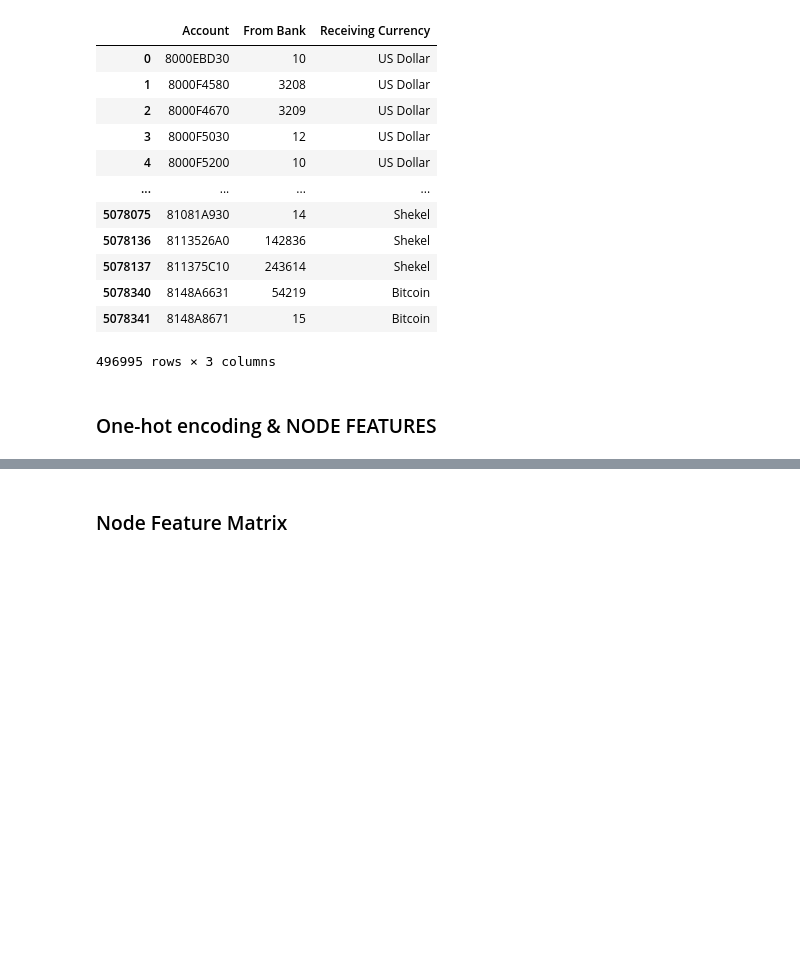
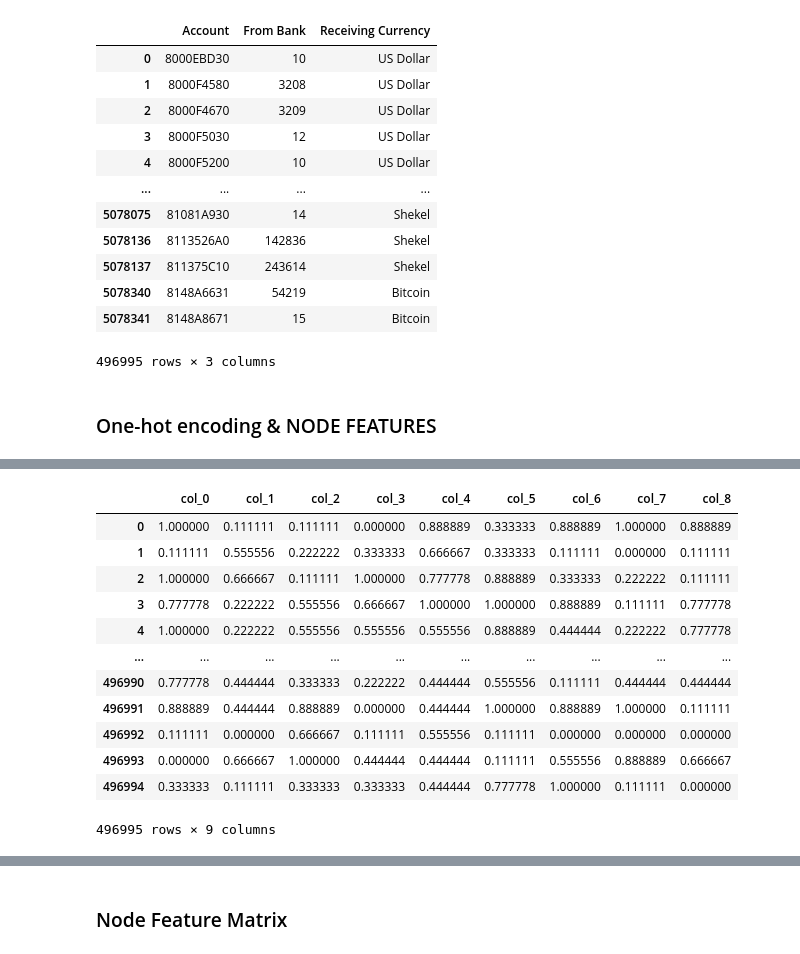
Before and after one commit to owhygithub/AML-fraud-detector, a Jupyter notebook: datasets_explore.ipynb, the cells around one changed output, grey strips where cells are left out. Drawn from its saved outputs; the diff is of its cells as text; code cells hidden in the pictures; blank space fills up the shorter version.

```diff
--- a/datasets_explore.ipynb
+++ b/datasets_explore.ipynb
@@ -207,0 +248,23 @@ See the caveats in the documentation: https://pandas.pydata.org/pandas-docs/stab
+# %%
+from_bank_col = node_features.pop('From Bank')
+account_col = node_features.pop('Account')
+# %%
+# TODO add vectors as individuals columns in new dataframe
+
+df = pd.DataFrame(account_col, columns=['Account'])
+df.reset_index(drop=True, inplace=True) # Ensure the DataFrame has the same number of rows as the original series
+vectors = hashing_vectorization(df['Account'], vector_size=9)
+
+# Convert vectors into DataFrame
+vectors_df = pd.DataFrame(vectors, columns=[f'col_{i}' for i in range(len(vectors[0]))])
+result_df = pd.concat([df, vectors_df], axis=1)
+# %%
+accounts_df = result_df.drop(columns=["Account"])
+# %%
+# TODO normalize vector values to avoid big numbers
+
+from_bank_df = pd.DataFrame(from_bank_col)
+accounts_df = pd.DataFrame(accounts_df)
+
+from_bank_df_norm = normalize(from_bank_df,0,1)
+accounts_df_norm = normalize(accounts_df,0,1)
@@ -207,0 +287,16 @@ See the caveats in the documentation: https://pandas.pydata.org/pandas-docs/stab
+# %%
+accounts_df_norm
+# %% [output]
+|  | col_0 | col_1 | col_2 | col_3 | col_4 | col_5 | col_6 | col_7 | col_8 |
+| 0 | 1.000000 | 0.111111 | 0.111111 | 0.000000 | 0.888889 | 0.333333 | 0.888889 | 1.000000 | 0.888889 |
+| 1 | 0.111111 | 0.555556 | 0.222222 | 0.333333 | 0.666667 | 0.333333 | 0.111111 | 0.000000 | 0.111111 |
+| 2 | 1.000000 | 0.666667 | 0.111111 | 1.000000 | 0.777778 | 0.888889 | 0.333333 | 0.222222 | 0.111111 |
+| 3 | 0.777778 | 0.222222 | 0.555556 | 0.666667 | 1.000000 | 1.000000 | 0.888889 | 0.111111 | 0.777778 |
+| 4 | 1.000000 | 0.222222 | 0.555556 | 0.555556 | 0.555556 | 0.888889 | 0.444444 | 0.222222 | 0.777778 |
+| ... | ... | ... | ... | ... | ... | ... | ... | ... | ... |
+| 496990 | 0.777778 | 0.444444 | 0.333333 | 0.222222 | 0.444444 | 0.555556 | 0.111111 | 0.444444 | 0.444444 |
+| 496991 | 0.888889 | 0.444444 | 0.888889 | 0.000000 | 0.444444 | 1.000000 | 0.888889 | 1.000000 | 0.111111 |
+| 496992 | 0.111111 | 0.000000 | 0.666667 | 0.111111 | 0.555556 | 0.111111 | 0.000000 | 0.000000 | 0.000000 |
+| 496993 | 0.000000 | 0.666667 | 1.000000 | 0.444444 | 0.444444 | 0.111111 | 0.555556 | 0.888889 | 0.666667 |
+| 496994 | 0.333333 | 0.111111 | 0.333333 | 0.333333 | 0.444444 | 0.777778 | 1.000000 | 0.111111 | 0.000000 |
+496995 rows × 9 columns
```
Also changed, not shown: parts of 12 cells of this notebook, 1 other file.
